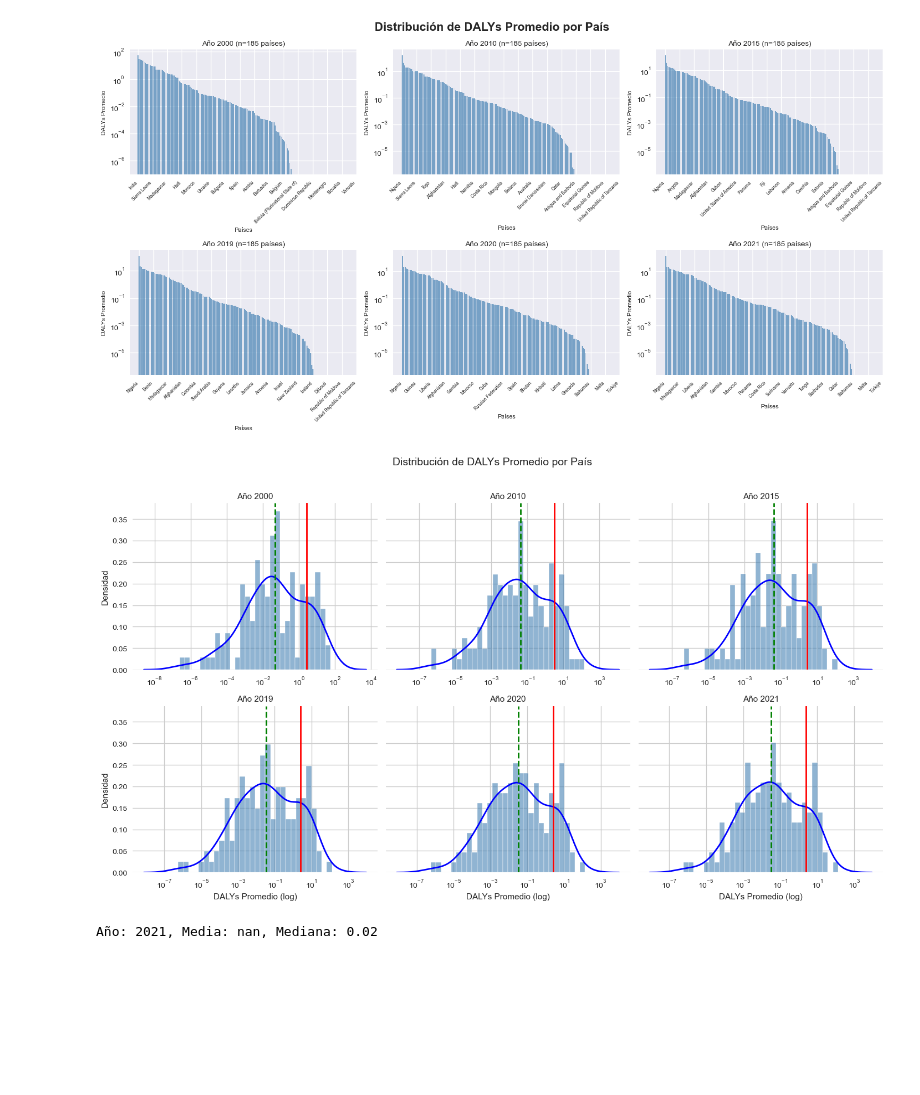
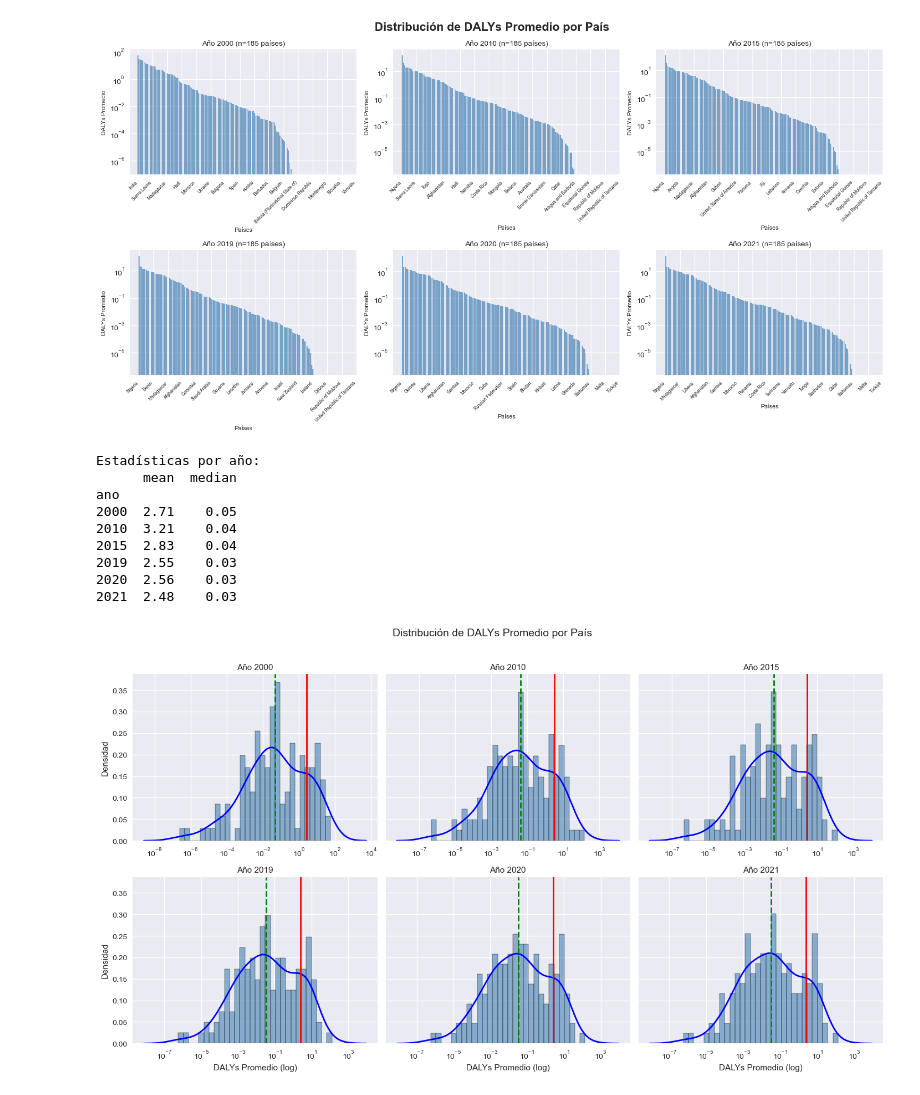
Before and after one commit to P-arsimony/DALY_DataAnalysis, a Jupyter notebook: Data_Statistics.ipynb, the cells around one changed output. Saved outputs shown, nothing was run; the diff lists cells and outputs as text; code cells hidden in the pictures; blank space fills up the shorter version.

Commit message:
Estádisticos para DALYs, desviación estándar, asimetría y Q-Q plots.

```diff
--- a/Data_Statistics.ipynb
+++ b/Data_Statistics.ipynb
@@ -285,6 +285,10 @@ plt.show()
 # %% [output]
 [figure]
 # %%
+estadisticas_por_ano = dalys_por_pais_ano.groupby('ano')['dalys_promedio'].agg(['mean', 'median']).round(2)
+print("Estadísticas por año:")
+print(estadisticas_por_ano)
+
 # Función personalizada para agregar estadísticas
 def plot_with_stats(data, **kwargs):
     """Grafica histograma + KDE con líneas de estadísticas"""
@@ -292,34 +296,40 @@ def plot_with_stats(data, **kwargs):
     sns.histplot(data, **kwargs)
     sns.kdeplot(data, color='blue', linewidth=2, log_scale=True)
 
     # Calcular estadísticas
     media = data.mean()
     mediana = data.median()
 
     # Agregar líneas verticales
     plt.axvline(media, color='red', linestyle='-', linewidth=2, label=f'Media: {media:.2f}')
     plt.axvline(mediana, color='green', linestyle='--', linewidth=2, label=f'Mediana: {mediana:.2f}')
 
     plt.legend(loc='upper right', fontsize=7)
 
 
 # Crear FacetGrid
 g = sns.FacetGrid(dalys_por_pais_ano, col='ano', col_wrap=3,
                   height=4, aspect=1.2, sharex=False)
 
 # Aplicar función personalizada
 g.map(plot_with_stats, 'dalys_promedio', bins=30, log_scale=True,
       color='steelblue', alpha=0.6, stat='density')
 
 g.set_axis_labels('DALYs Promedio (log)', 'Densidad')
 g.set_titles(col_template='Año {col_name}')
 g.fig.suptitle('Distribución de DALYs Promedio por País', y=1.02, fontsize=14)
 
 
 plt.tight_layout()
 plt.show()
-
-print(f"Año: {ano}, Media: {media:.2f}, Mediana: {mediana:.2f}")
 # %% [output]
+Estadísticas por año:
+      mean  median
+ano
+2000  2.71    0.05
+2010  3.21    0.04
+2015  2.83    0.04
+2019  2.55    0.03
+2020  2.56    0.03
+2021  2.48    0.03
-[figure, old version]
+[figure, new version]
-Año: 2021, Media: nan, Mediana: 0.02
```
Also changed, not shown: parts of 8 cells of this notebook, 1 other file.
